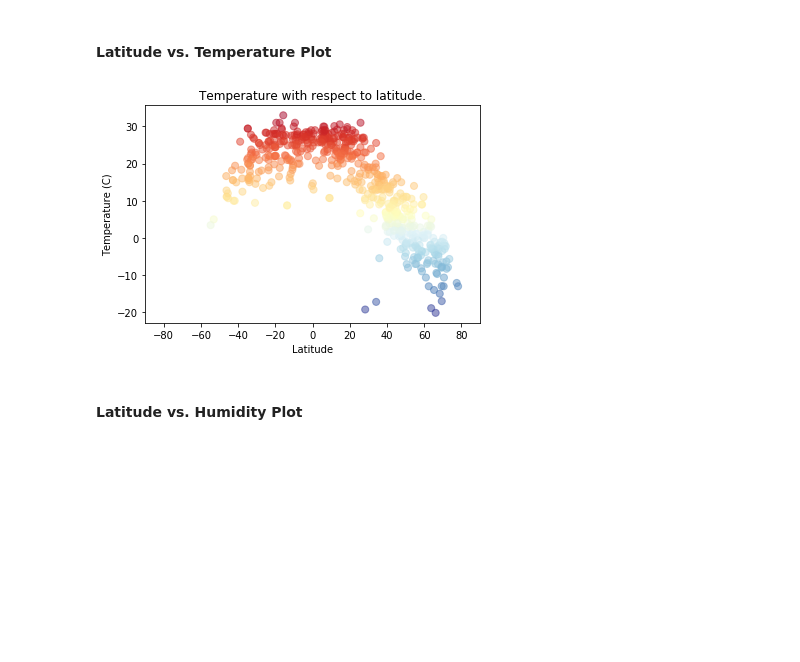
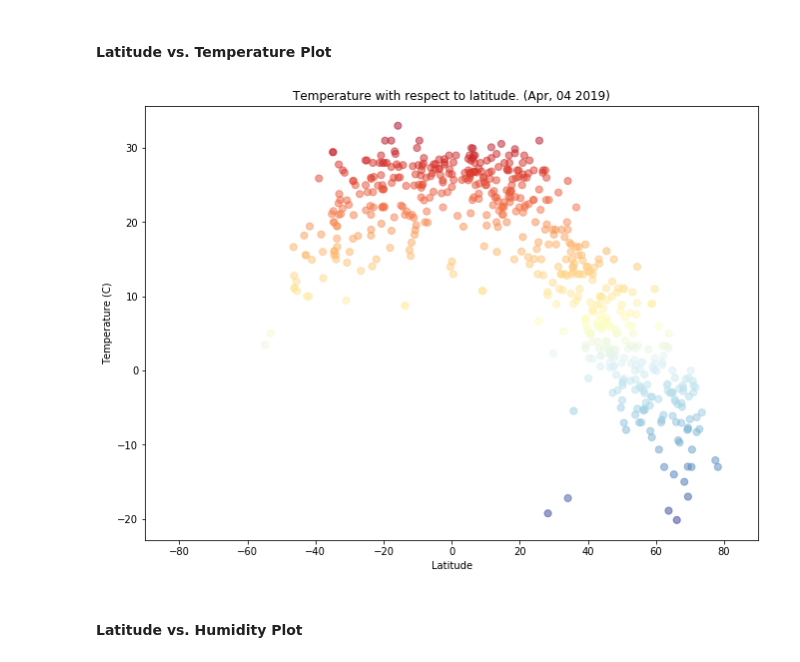
Before and after one commit to brianrhackett/weatherpy, a Jupyter notebook: starter_code/WeatherPy.ipynb, the cells around one changed output. Drawn from its saved outputs; the diff is of its cells as text; code cells hidden in the pictures; blank space fills up the shorter version.

Commit message:
made plots bigger and added observations

```diff
--- a/starter_code/WeatherPy.ipynb
+++ b/starter_code/WeatherPy.ipynb
@@ -124,19 +124,20 @@ city_df.head()
 # %%
 x_axis = city_df["Lat"]
 y_axis = city_df["Max Temperature"]
 
 cm = plt.cm.get_cmap('RdYlBu_r')
 plt.scatter(x_axis, y_axis,c=y_axis, alpha=0.5, cmap=cm, s=50)
 
 plt.xlim(lat_range)
 plt.xlabel("Latitude")
 plt.ylabel("Temperature (C)")
-plt.title("Temperature with respect to latitude.")
+plt.title(f"Temperature with respect to latitude. ({city_df['Date'].iloc[0]})")
 
 fig = plt.gcf()
+fig.set_size_inches(11,8)
 fig.savefig('plots/Temperature_x_Latitude.png')
 # %% [output]
-[figure, old version]
+[figure, new version]
 # %% [markdown]
 #### Latitude vs. Humidity Plot
 # %%
```
Also changed, not shown: parts of 3 cells of this notebook, 5 other files.
